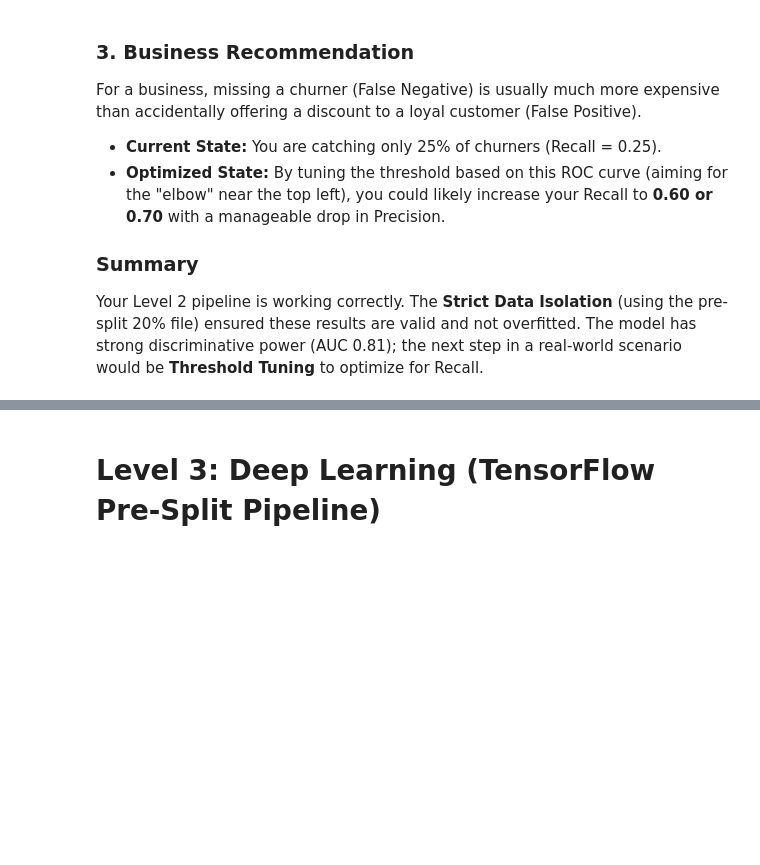
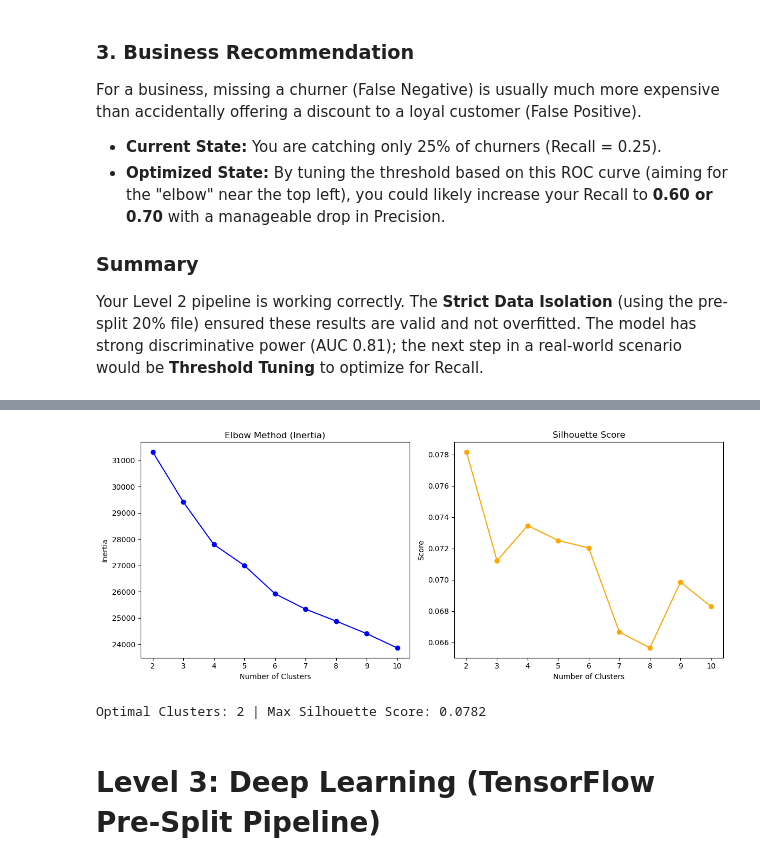
Before and after one commit to eva501395-svg/Telecom-Customer-Churn-Analysis-Prediction-1, a Jupyter notebook: CHURN PREDICTION PATTERNS.ipynb, the cells around one changed output, grey strips where cells are left out. Saved outputs shown, nothing was run; the diff lists cells and outputs as text; code cells hidden in the pictures; blank space fills up the shorter version.

```diff
--- a/CHURN PREDICTION PATTERNS.ipynb
+++ b/CHURN PREDICTION PATTERNS.ipynb
@@ -329,3 +346,63 @@ KeyError: "['Churn'] not found in axis"
+# %%
+import pandas as pd
+import numpy as np
+from sklearn.model_selection import train_test_split
+from sklearn.preprocessing import StandardScaler
+from sklearn.cluster import KMeans
+from sklearn.metrics import silhouette_score
+import matplotlib.pyplot as plt
+
+# Load Data
+df = pd.read_csv('churn-bigml-80[1].csv')
+
+# FIX: Safely select numeric columns.
+# If 'Churn' is categorical, it's already excluded. If it's numeric, we drop it.
+numeric_cols = df.select_dtypes(include=[np.number]).columns
+if 'Churn' in numeric_cols:
+    numeric_cols = numeric_cols.drop('Churn')
+
+X = df[numeric_cols]
+
+# 1. Strict Data Isolation
+X_train, X_test = train_test_split(X, test_size=0.2, random_state=42)
+
+scaler = StandardScaler()
+X_train_scaled = scaler.fit_transform(X_train)
+
+# 2. Elbow Method & Silhouette Score Calculation
+inertia = []
+silhouette_scores = []
+K_range = range(2, 11)
+
+for k in K_range:
+    kmeans = KMeans(n_clusters=k, random_state=42, n_init='auto')
+    kmeans.fit(X_train_scaled)
+    inertia.append(kmeans.inertia_)
+    silhouette_scores.append(silhouette_score(X_train_scaled, kmeans.labels_))
+
+# 3. Plot Elbow Method & Silhouette Curve
+plt.figure(figsize=(12, 5))
+plt.subplot(1, 2, 1)
+plt.plot(K_range, inertia, marker='o', color='blue')
+plt.title('Elbow Method (Inertia)')
+plt.xlabel('Number of Clusters')
+plt.ylabel('Inertia')
+
+plt.subplot(1, 2, 2)
+plt.plot(K_range, silhouette_scores, marker='o', color='orange')
+plt.title('Silhouette Score')
+plt.xlabel('Number of Clusters')
+plt.ylabel('Score')
+plt.tight_layout()
+plt.show()
+
+# Final Optimal Model
+# FIX: Convert K_range to a list to prevent indexing errors
+best_k = list(K_range)[np.argmax(silhouette_scores)]
+print(f"Optimal Clusters: {best_k} | Max Silhouette Score: {max(silhouette_scores):.4f}")
+# %% [output]
+[figure, added]
+Optimal Clusters: 2 | Max Silhouette Score: 0.0782
 # %% [markdown]
 # Level 3: Deep Learning (TensorFlow Pre-Split Pipeline)
 # %%
```
Also changed, not shown: parts of 9 cells of this notebook.
